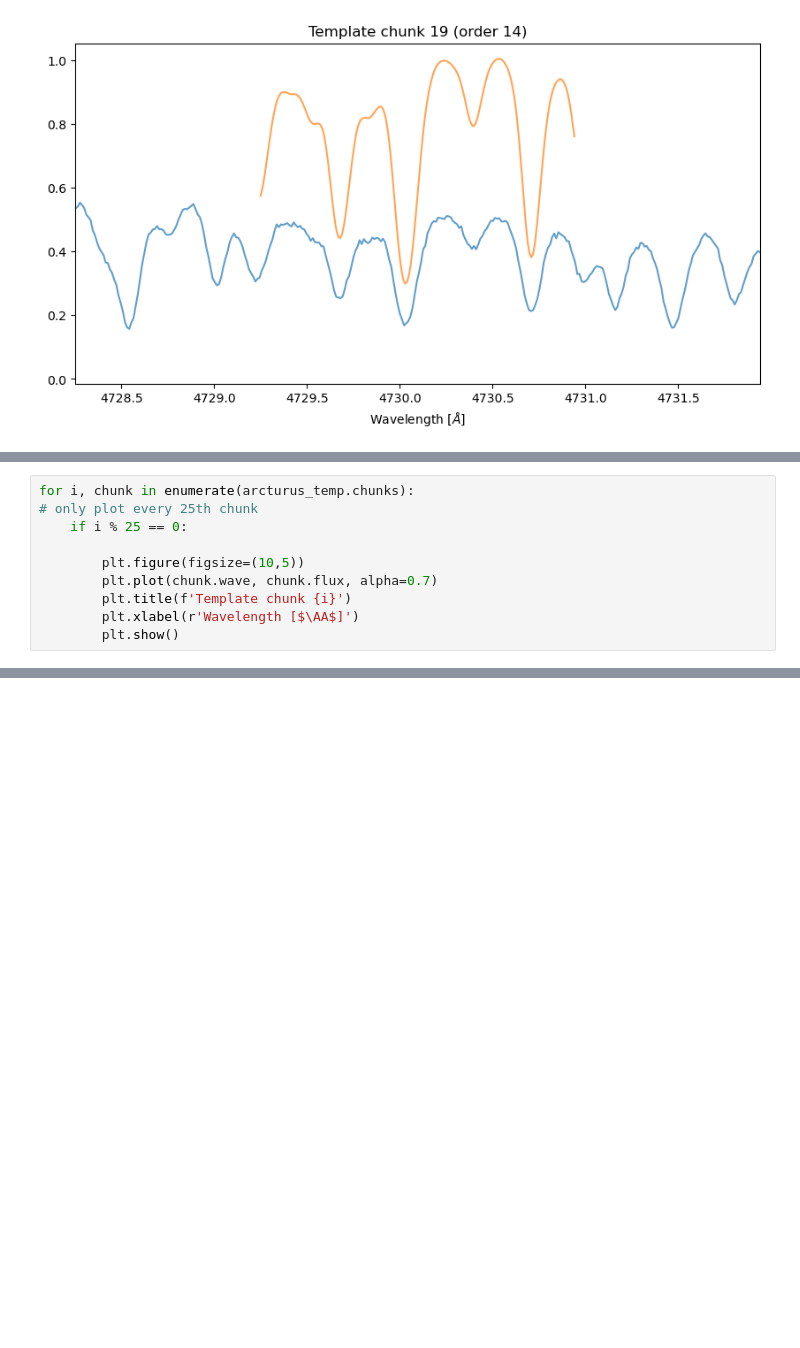
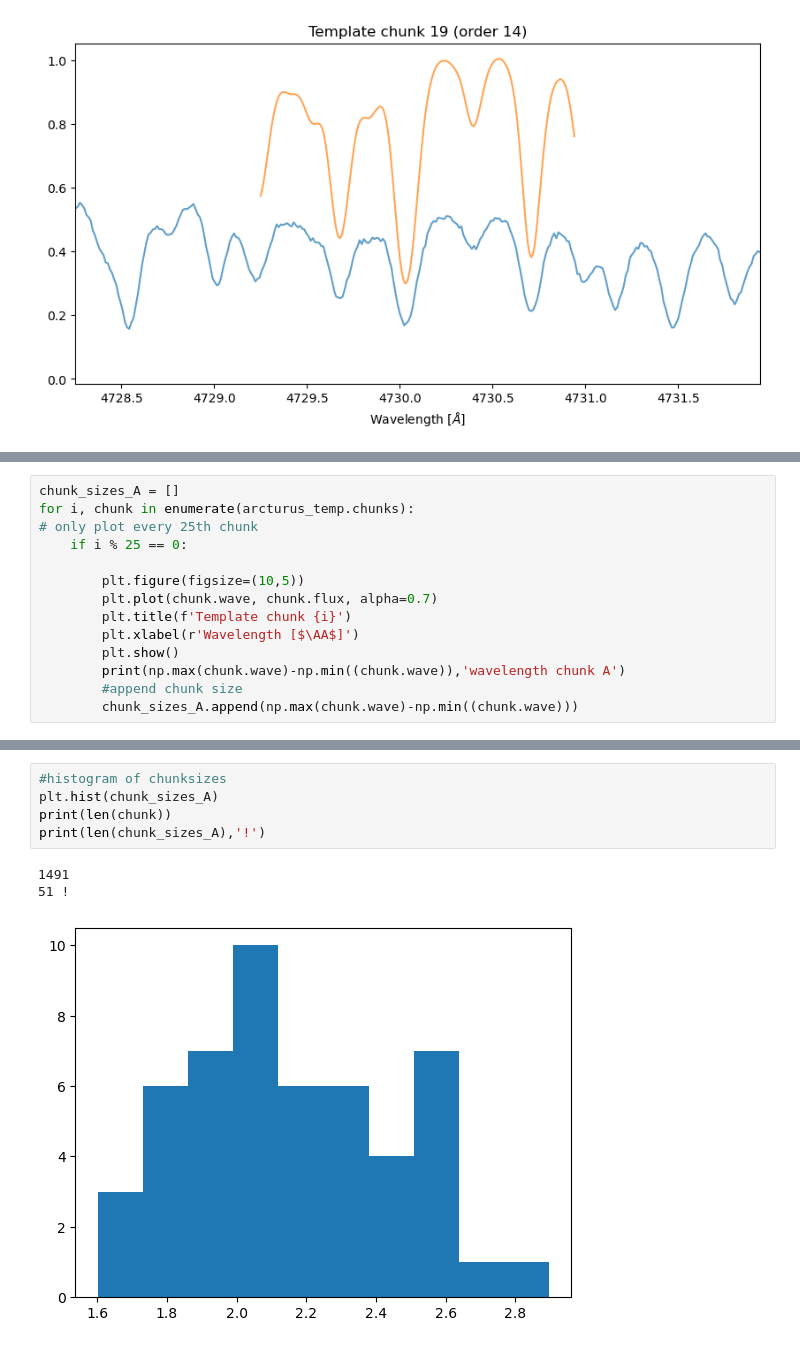
Before and after one commit to jaklusmeyer/APO_pyodine, a Jupyter notebook: pyodine_refspectrum_pepsitest.ipynb, the cells around one changed output, grey strips where cells are left out. Saved outputs shown, nothing was run; the diff lists cells and outputs as text; blank space fills up the shorter version.

Commit message:
add results from template generation for comparison, version numbers as testing chunk sizes

```diff
--- a/pyodine_refspectrum_pepsitest.ipynb
+++ b/pyodine_refspectrum_pepsitest.ipynb
@@ -739,4 +741,5 @@ Loading template from file: /Users/jaklusmeyer/SONG/pyodine/atlas/Pepsi_Arcturus
 # %%
+chunk_sizes_A = []
 for i, chunk in enumerate(arcturus_temp.chunks):
 # only plot every 25th chunk
     if i % 25 == 0:
@@ -746,5 +749,8 @@ for i, chunk in enumerate(arcturus_temp.chunks):
         plt.title(f'Template chunk {i}')
         plt.xlabel(r'Wavelength [$\AA$]')
         plt.show()
+        print(np.max(chunk.wave)-np.min((chunk.wave)),'wavelength chunk A')
+        #append chunk size
+        chunk_sizes_A.append(np.max(chunk.wave)-np.min((chunk.wave)))
 # %% [output]
 [figure]
@@ -762,0 +769,9 @@ for i, chunk in enumerate(arcturus_temp.chunks):
+# %%
+#histogram of chunksizes
+plt.hist(chunk_sizes_A)
+print(len(chunk))
+print(len(chunk_sizes_A),'!')
+# %% [output]
+1491
+51 !
+[figure, added]
```
Also changed, not shown: parts of 3 cells of this notebook, 12 other files.
